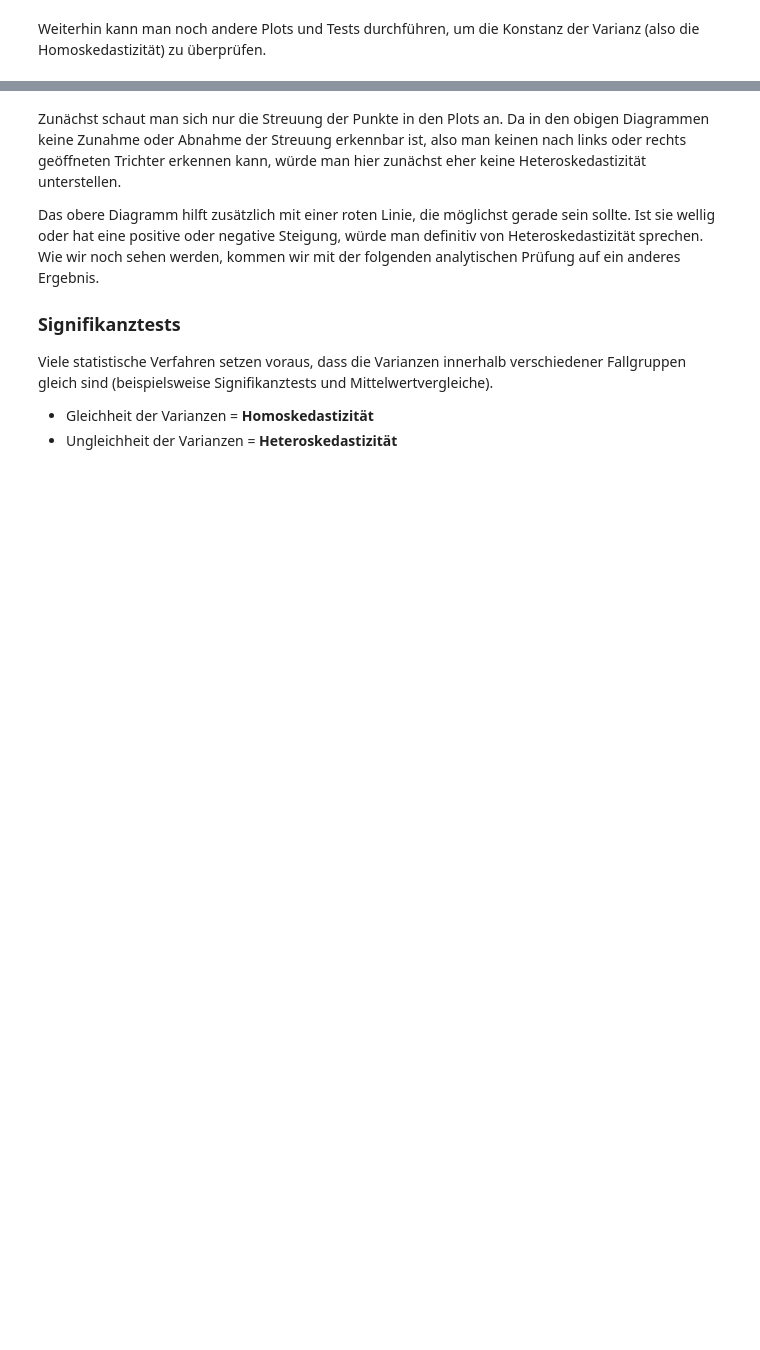
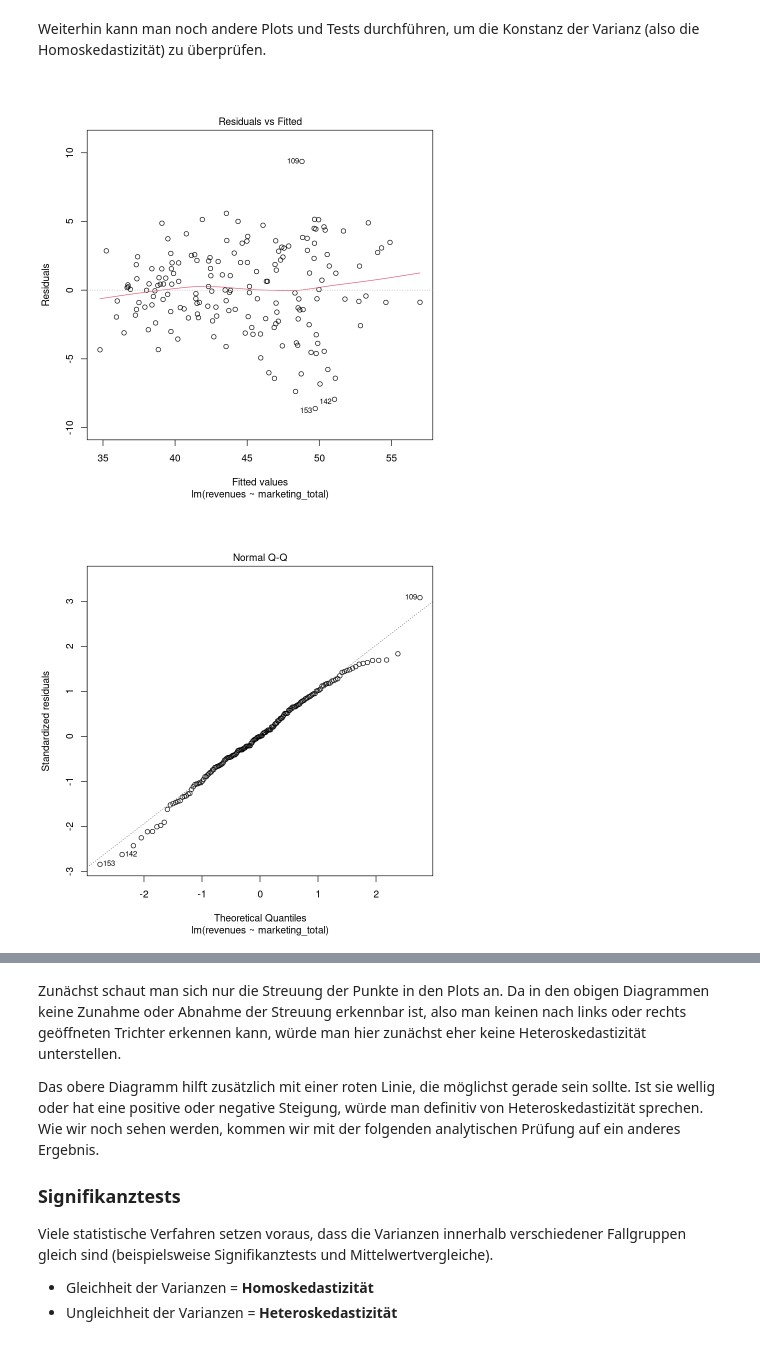
Before and after one commit to denisroyer/rnotebooks, a Jupyter notebook: Uebung 07/R-Kenntnis Uebung 07.ipynb, the cells around one changed output, grey strips where cells are left out. Saved outputs shown, nothing was run; the diff lists cells and outputs as text; code cells hidden in the pictures; blank space fills up the shorter version.

```diff
--- a/Uebung 07/R-Kenntnis Uebung 07.ipynb
+++ b/Uebung 07/R-Kenntnis Uebung 07.ipynb
@@ -291,0 +364,5 @@ plot(fitted.values(model1), rstandard(model1))
+# %%
+plot(model1)
+# %% [output]
+[figure, added]
+[figure, added]
```
Also changed, not shown: parts of 23 cells of this notebook.
